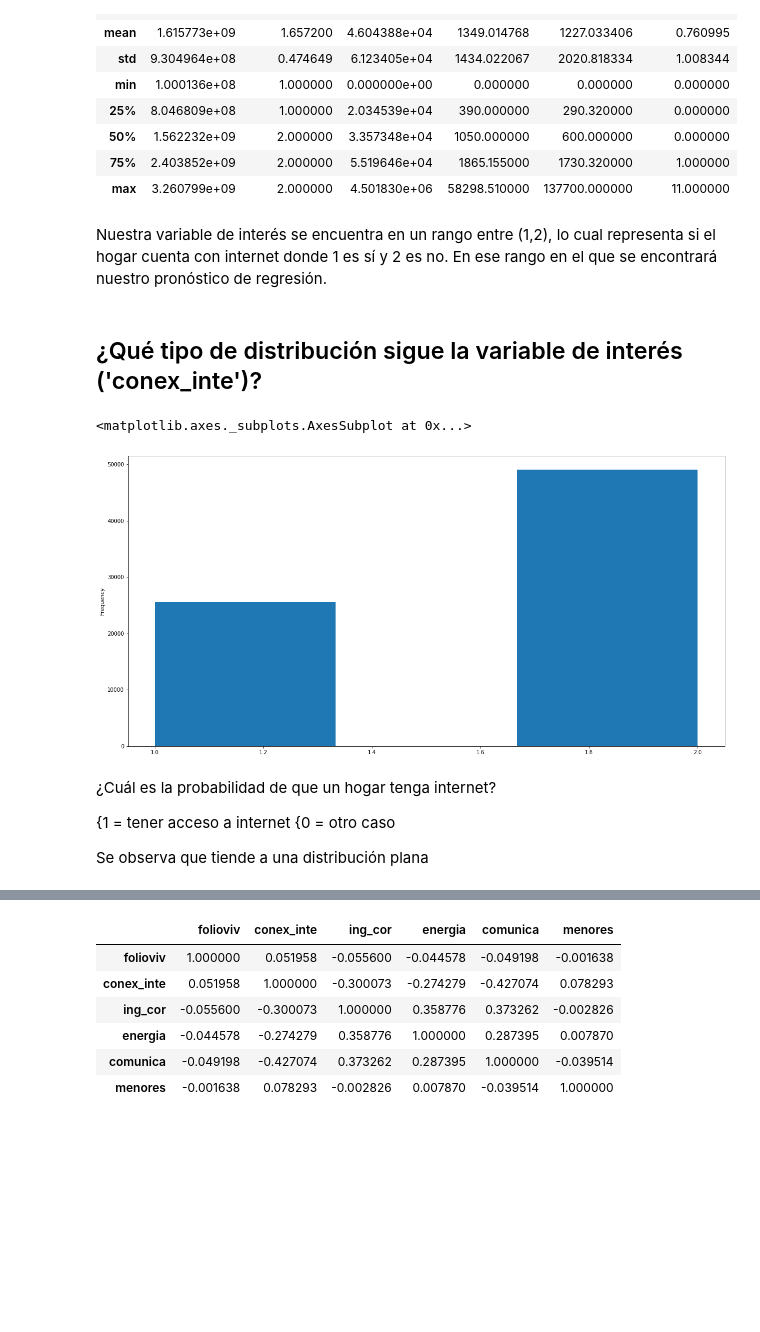
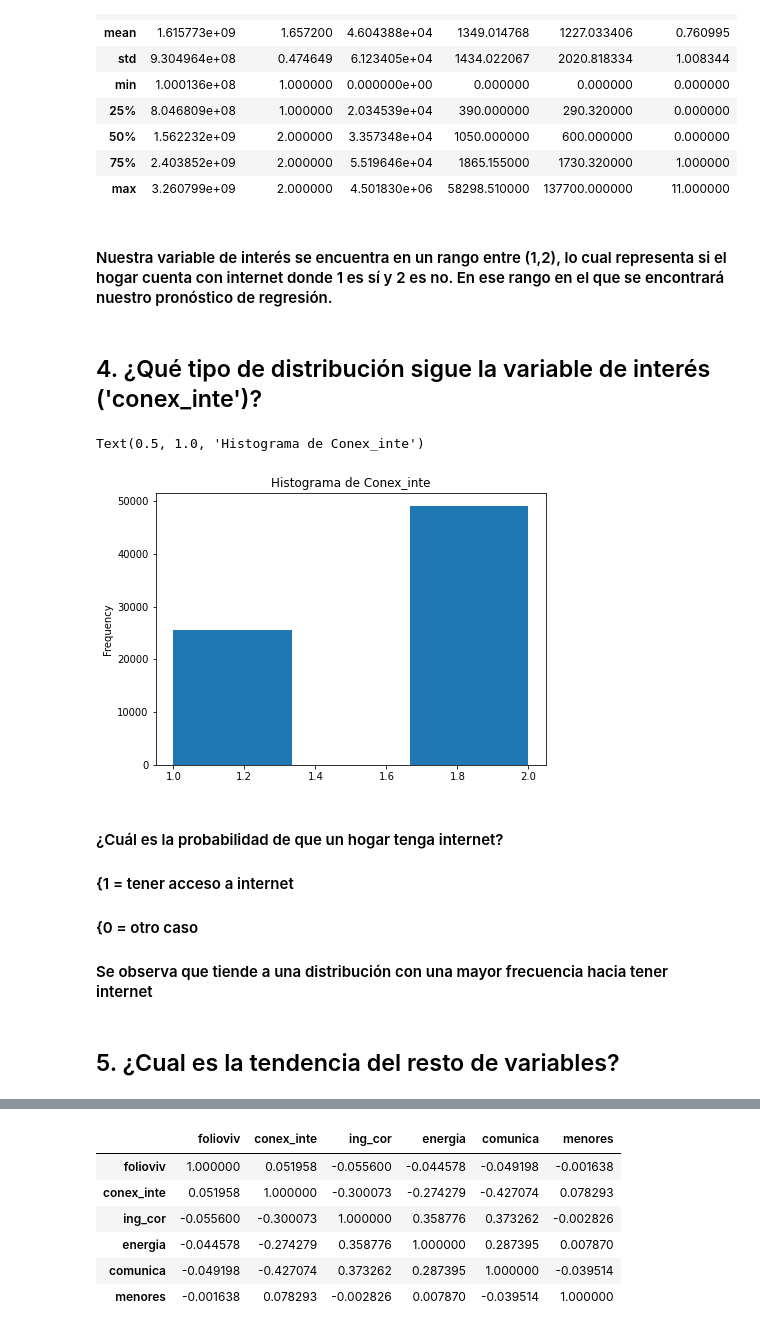
Before and after one commit to andremacdonel/VisualizacionDeDatos, a Jupyter notebook: SP (4).ipynb, the cells around one changed output, grey strips where cells are left out. Saved outputs shown, nothing was run; the diff lists cells and outputs as text; code cells hidden in the pictures; blank space fills up the shorter version.

```diff
--- a/SP (4).ipynb
+++ b/SP (4).ipynb
@@ -120,26 +109,26 @@ df.describe()
 | 75% | 2.403852e+09 | 2.000000 | 5.519646e+04 | 1865.155000 | 1730.320000 | 1.000000 |
 | max | 3.260799e+09 | 2.000000 | 4.501830e+06 | 58298.510000 | 137700.000000 | 11.000000 |
 # %% [markdown]
-Nuestra variable de interés se encuentra en un rango entre (1,2), lo cual representa si el hogar
-cuenta con internet donde 1 es sí y 2 es no. En ese rango en el que se encontrará nuestro
-pronóstico de regresión.
+#### Nuestra variable de interés se encuentra en un rango entre (1,2), lo cual representa si el hogar cuenta con internet donde 1 es sí y 2 es no. En ese rango en el que se encontrará nuestro pronóstico de regresión.
 # %% [markdown]
-##  ¿Qué tipo de distribución sigue la variable de interés ('conex_inte')?
+##  4. ¿Qué tipo de distribución sigue la variable de interés ('conex_inte')?
 # %%
 df['conex_inte'].plot(kind = 'hist',
-                   figsize= (20,10),
-                      bins=3
+                   figsize= (7,5),
+                      bins=3)
+plt.title('Histograma de Conex_inte')
 # %% [output]
-<matplotlib.axes._subplots.AxesSubplot at 0x...>
+Text(0.5, 1.0, 'Histograma de Conex_inte')
-[figure, old version]
+[figure, new version]
 # %% [markdown]
-¿Cuál es la probabilidad de que un hogar tenga internet?
+#### ¿Cuál es la probabilidad de que un hogar tenga internet?
 
+#### {1 =  tener acceso a internet
+#### {0 = otro caso
 
-{1 =  tener acceso a internet
-{0 = otro caso
-
-Se observa que tiende a una distribución plana
+#### Se observa que tiende a una distribución con una mayor frecuencia hacia tener internet
+# %% [markdown]
+## 5. ¿Cual es la tendencia del resto de variables?
 # %%
 sns.boxplot(data = df.loc[df['conex_inte'],
  ['energia', 'comunica']])
```
Also changed, not shown: parts of 17 cells of this notebook, 1 other file.
